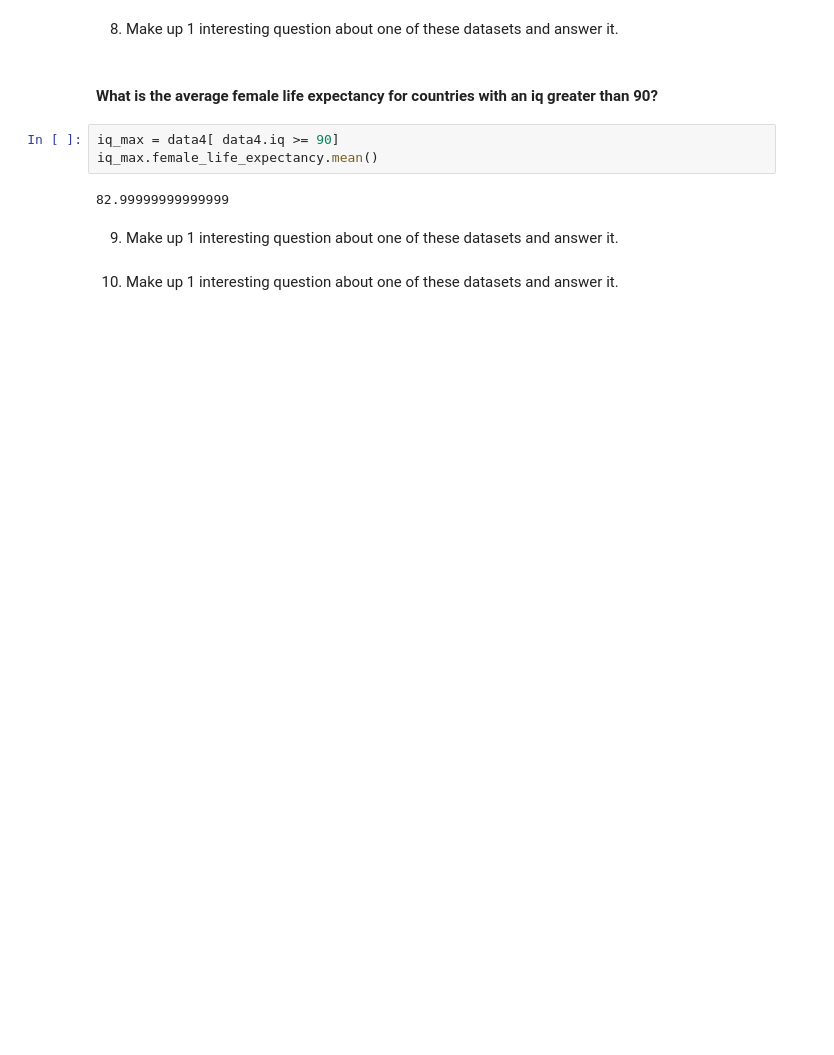
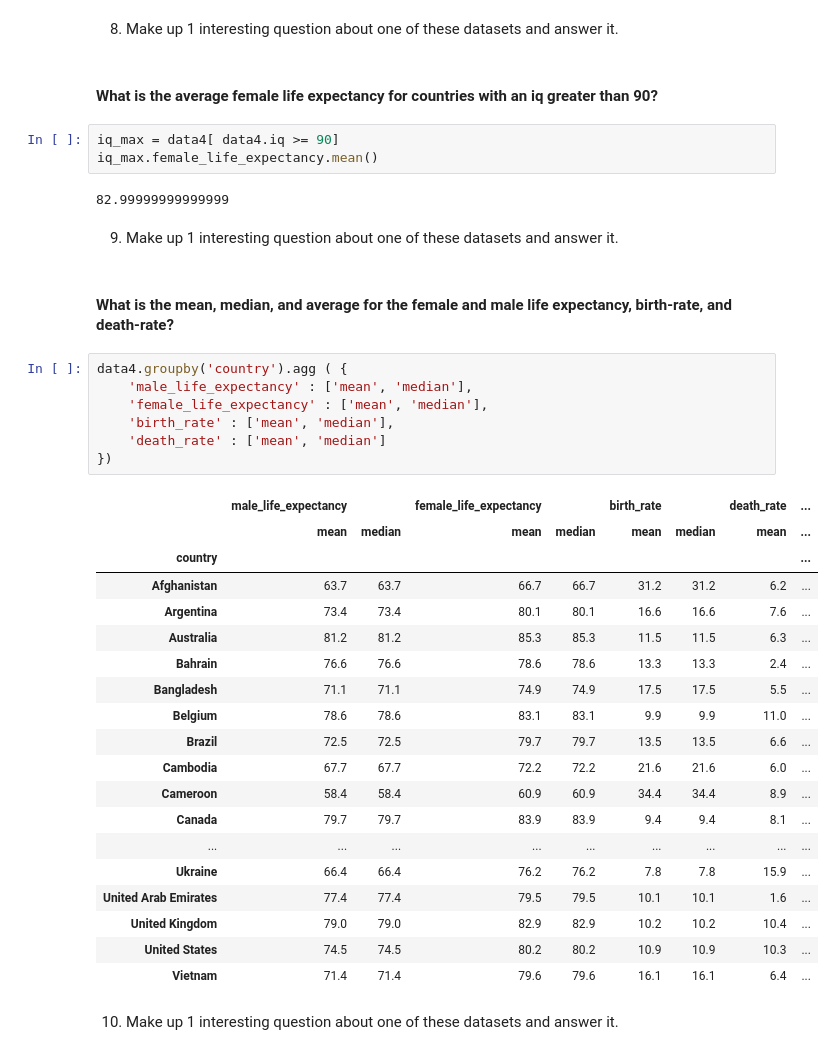
Before and after one commit to AveryH6/cis277-fa22-Lab4, a Jupyter notebook: Lab4.ipynb, the cells around one changed output. Saved outputs shown, nothing was run; the diff lists cells and outputs as text; blank space fills up the shorter version.

```diff
--- a/Lab4.ipynb
+++ b/Lab4.ipynb
@@ -184,5 +201,34 @@ iq_max.female_life_expectancy.mean()
 82.99999999999999
 # %% [markdown]
 9. Make up 1 interesting question about one of these datasets and answer it.
+# %% [markdown]
+#### What is the mean, median, and average for the female and male life expectancy, birth-rate, and death-rate?
+# %%
+data4.groupby('country').agg ( {
+    'male_life_expectancy' : ['mean', 'median'],
+    'female_life_expectancy' : ['mean', 'median'],
+    'birth_rate' : ['mean', 'median'],
+    'death_rate' : ['mean', 'median']
+})
+# %% [output]
+|  | male_life_expectancy |  | female_life_expectancy |  | birth_rate |  | death_rate | ... |
+|  | mean | median | mean | median | mean | median | mean | ... |
+| country |  |  |  |  |  |  |  | ... |
+| Afghanistan | 63.7 | 63.7 | 66.7 | 66.7 | 31.2 | 31.2 | 6.2 | ... |
+| Argentina | 73.4 | 73.4 | 80.1 | 80.1 | 16.6 | 16.6 | 7.6 | ... |
+| Australia | 81.2 | 81.2 | 85.3 | 85.3 | 11.5 | 11.5 | 6.3 | ... |
+| Bahrain | 76.6 | 76.6 | 78.6 | 78.6 | 13.3 | 13.3 | 2.4 | ... |
+| Bangladesh | 71.1 | 71.1 | 74.9 | 74.9 | 17.5 | 17.5 | 5.5 | ... |
+| Belgium | 78.6 | 78.6 | 83.1 | 83.1 | 9.9 | 9.9 | 11.0 | ... |
+| Brazil | 72.5 | 72.5 | 79.7 | 79.7 | 13.5 | 13.5 | 6.6 | ... |
+| Cambodia | 67.7 | 67.7 | 72.2 | 72.2 | 21.6 | 21.6 | 6.0 | ... |
+| Cameroon | 58.4 | 58.4 | 60.9 | 60.9 | 34.4 | 34.4 | 8.9 | ... |
+| Canada | 79.7 | 79.7 | 83.9 | 83.9 | 9.4 | 9.4 | 8.1 | ... |
+| ... | ... | ... | ... | ... | ... | ... | ... | ... |
+| Ukraine | 66.4 | 66.4 | 76.2 | 76.2 | 7.8 | 7.8 | 15.9 | ... |
+| United Arab Emirates | 77.4 | 77.4 | 79.5 | 79.5 | 10.1 | 10.1 | 1.6 | ... |
+| United Kingdom | 79.0 | 79.0 | 82.9 | 82.9 | 10.2 | 10.2 | 10.4 | ... |
+| United States | 74.5 | 74.5 | 80.2 | 80.2 | 10.9 | 10.9 | 10.3 | ... |
+| Vietnam | 71.4 | 71.4 | 79.6 | 79.6 | 16.1 | 16.1 | 6.4 | ... |
 # %% [markdown]
 10. Make up 1 interesting question about one of these datasets and answer it.
```
Also changed, not shown: parts of 4 cells of this notebook.
